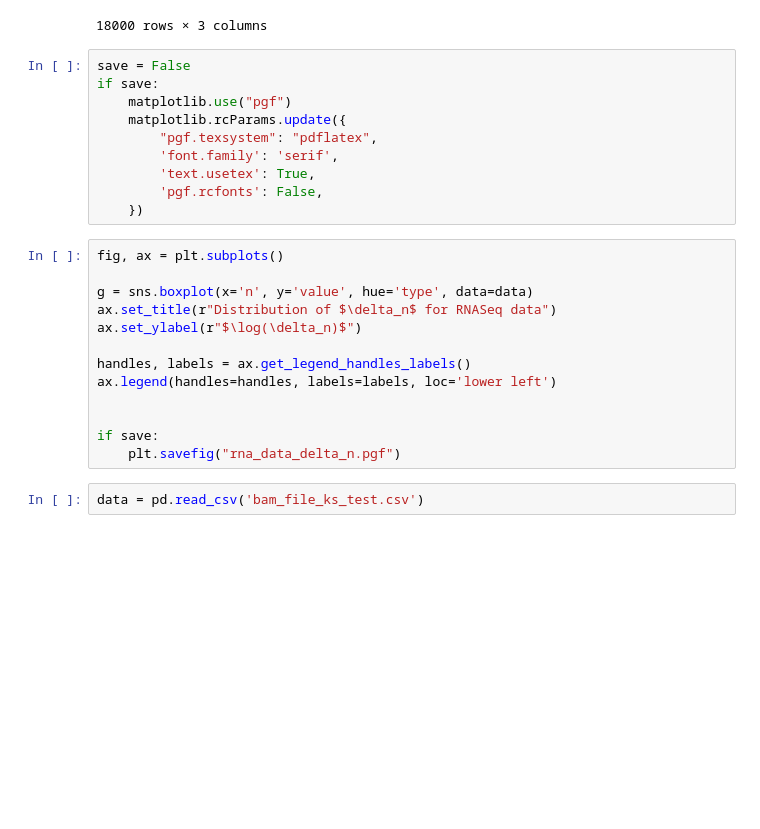
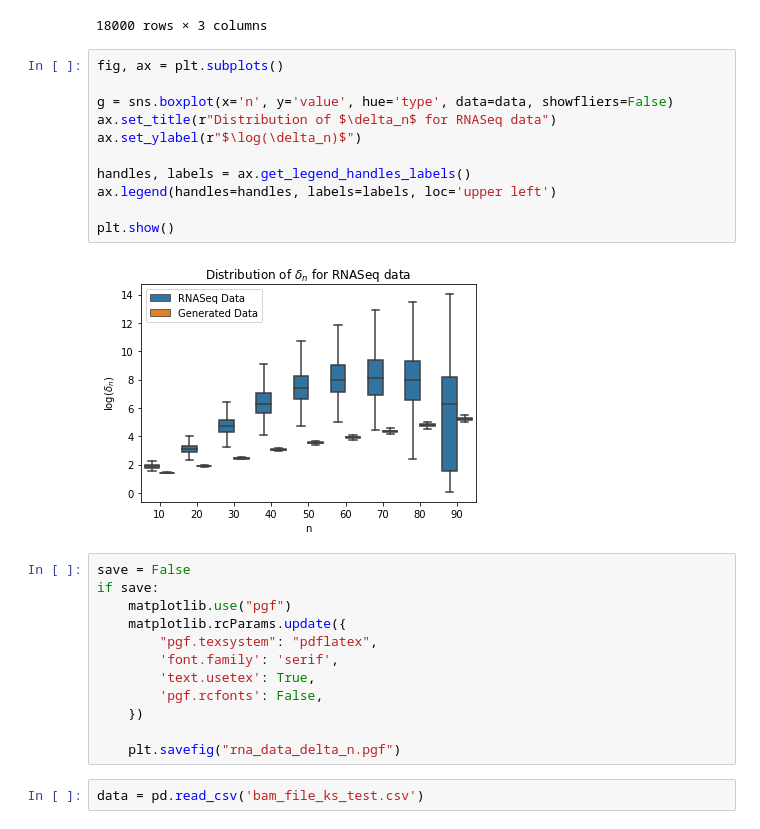
Before and after one commit to shobe98/thesis, a Jupyter notebook: code/kstest.ipynb, the cells around one changed output. Saved outputs shown, nothing was run; the diff lists cells and outputs as text; blank space fills up the shorter version.

```diff
--- a/code/kstest.ipynb
+++ b/code/kstest.ipynb
@@ -83,6 +83,19 @@ data
 | 8998 | 90 | 2.324787 | Isoform Junctions |
 | 8999 | 90 | 2.005172 | Isoform Junctions |
 18000 rows × 3 columns
+# %%
+fig, ax = plt.subplots()
+
+g = sns.boxplot(x='n', y='value', hue='type', data=data, showfliers=False)
+ax.set_title(r"Distribution of $\delta_n$ for RNASeq data")
+ax.set_ylabel(r"$\log(\delta_n)$")
+
+handles, labels = ax.get_legend_handles_labels()
+ax.legend(handles=handles, labels=labels, loc='upper left')
+
+plt.show()
+# %% [output]
+[figure, added]
 # %%
 save = False
 if save:
@@ -93,19 +106,8 @@ if save:
         'text.usetex': True,
         'pgf.rcfonts': False,
     })
+
+    plt.savefig("rna_data_delta_n.pgf")
-# %%
-fig, ax = plt.subplots()
-
-g = sns.boxplot(x='n', y='value', hue='type', data=data)
-ax.set_title(r"Distribution of $\delta_n$ for RNASeq data")
-ax.set_ylabel(r"$\log(\delta_n)$")
-
-handles, labels = ax.get_legend_handles_labels()
-ax.legend(handles=handles, labels=labels, loc='lower left')
-
-
-if save:
-    plt.savefig("rna_data_delta_n.pgf")
 # %%
 data = pd.read_csv('bam_file_ks_test.csv')
 # %%
```
Also changed, not shown: parts of 4 cells of this notebook.
